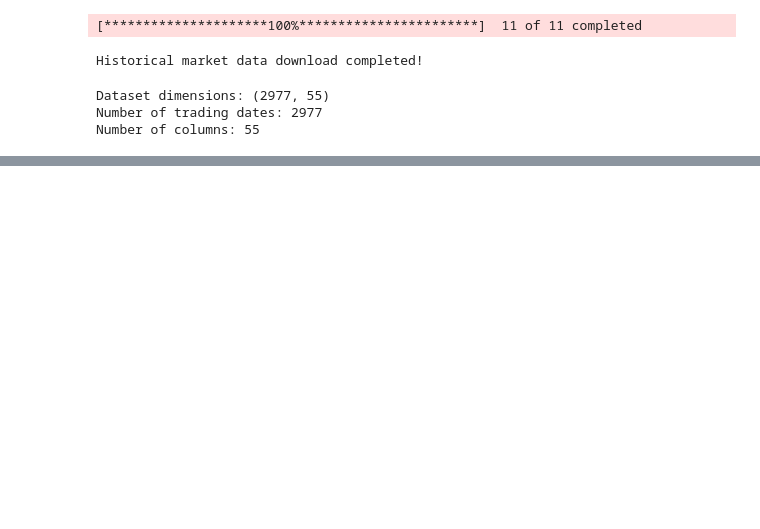
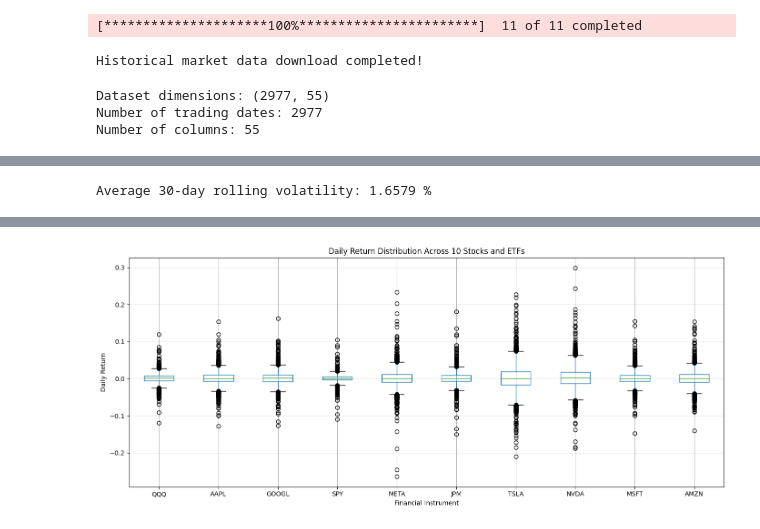
Before and after one commit to rcoello48/AI-Stock-Market-Prediction, a Jupyter notebook: Data_Collection.ipynb, the cells around one changed output, grey strips where cells are left out. Cells and saved outputs as stored; diff of their text form; code cells hidden in the pictures; blank space fills up the shorter version.

```diff
--- a/Data_Collection.ipynb
+++ b/Data_Collection.ipynb
@@ -134,0 +479,46 @@ Number of columns: 55
+# %%
+# Display the average rolling volatility as a percentage
+print(
+    "Average 30-day rolling volatility:",
+    round(aapl_volatility.mean() * 100, 4),
+    "%"
+)
+# %% [output]
+Average 30-day rolling volatility: 1.6579 %
+# %%
+# Extract the adjusted closing prices for all financial instruments
+close_prices = cleaned_data.xs("Close", axis=1, level=1)
+
+# Exclude VIX because it is a volatility index, not a stock or ETF
+equity_prices = close_prices.drop(columns=["^VIX"])
+
+# Calculate daily percentage returns for all 10 stocks and ETFs
+asset_returns = equity_prices.pct_change().dropna()
+
+# Calculate summary statistics for each asset
+# Standard deviation measures the historical variability of daily returns
+return_summary = pd.DataFrame({
+    "Average Daily Return (%)": asset_returns.mean() * 100,
+    "Daily Volatility (%)": asset_returns.std() * 100,
+    "Minimum Daily Return (%)": asset_returns.min() * 100,
+    "Maximum Daily Return (%)": asset_returns.max() * 100
+})
+
+# Display the comparison table
+display(return_summary.round(3))
+
+# Create a boxplot to compare the distribution of daily returns
+plt.figure(figsize=(14, 6))
+
+asset_returns.boxplot()
+
+# Add chart labels and title
+plt.title("Daily Return Distribution Across 10 Stocks and ETFs")
+plt.xlabel("Financial Instrument")
+plt.ylabel("Daily Return")
+
+# Display the chart
+plt.grid(axis="y", alpha=0.3)
+plt.tight_layout()
+plt.show()
+# %% [output]
@@ -134,0 +537 @@ Number of columns: 55
+[figure, added]
```
Also changed, not shown: parts of 34 cells of this notebook.
